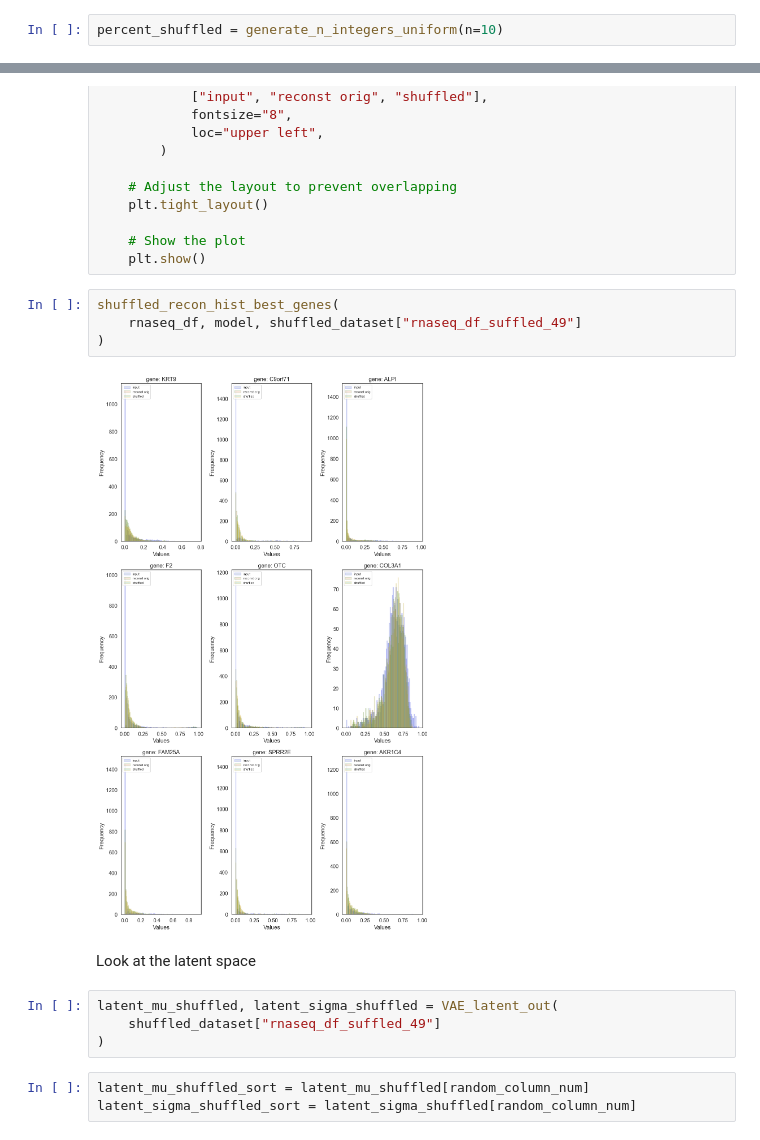
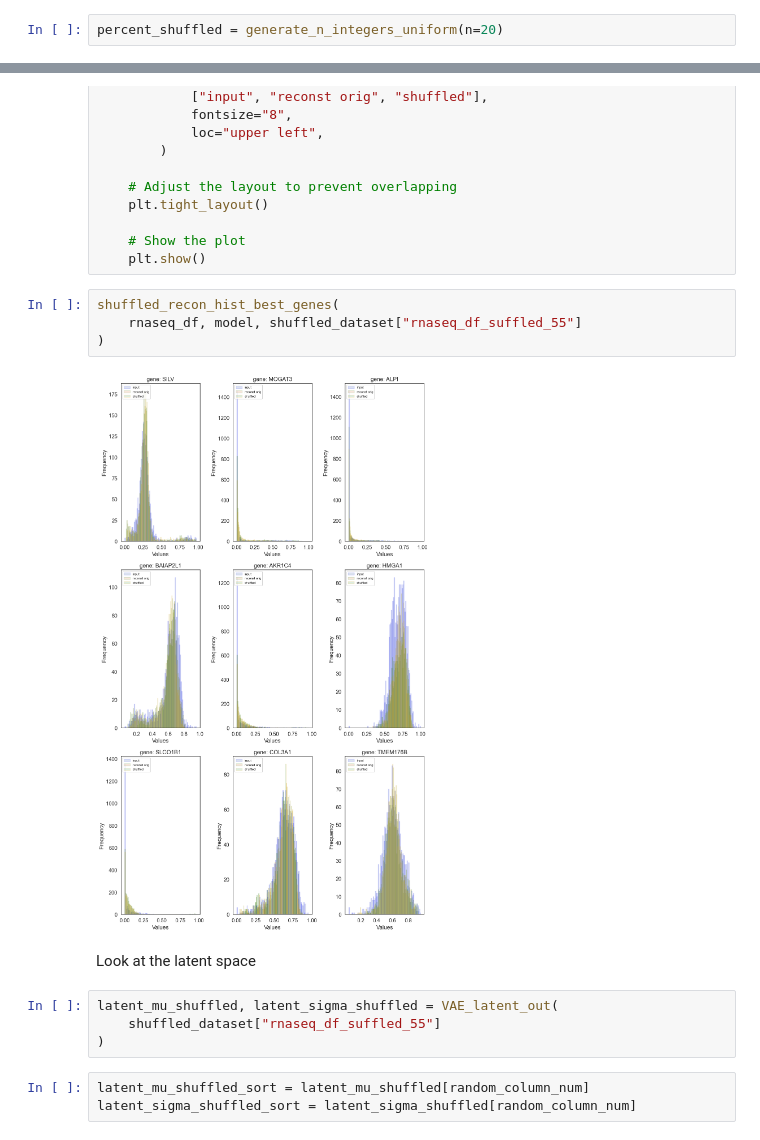
Before and after one commit to aschoudry/VAE_prject, a Jupyter notebook: notebooks/Reconstruction_losses.ipynb, the cells around one changed output, grey strips where cells are left out. Saved outputs shown, nothing was run; the diff lists cells and outputs as text.

```diff
--- a/notebooks/Reconstruction_losses.ipynb
+++ b/notebooks/Reconstruction_losses.ipynb
@@ -1630,7 +1630,7 @@ def generate_n_integers_uniform(n):
     random_integers = np.random.uniform(low=0, high=101, size=n).astype(int)
     return sorted(random_integers)
 # %%
-percent_shuffled = generate_n_integers_uniform(n=10)
+percent_shuffled = generate_n_integers_uniform(n=20)
 # %%
 shuffled_dataset = {
     "rnaseq_df_suffled_"
@@ -1700,15 +1700,15 @@ def shuffled_recon_hist_best_genes(df, model, df_noise):
     plt.show()
 # %%
 shuffled_recon_hist_best_genes(
-    rnaseq_df, model, shuffled_dataset["rnaseq_df_suffled_49"]
+    rnaseq_df, model, shuffled_dataset["rnaseq_df_suffled_55"]
 )
 # %% [output]
-[figure, old version]
+[figure, new version]
 # %% [markdown]
 Look at the latent space
 # %%
 latent_mu_shuffled, latent_sigma_shuffled = VAE_latent_out(
-    shuffled_dataset["rnaseq_df_suffled_49"]
+    shuffled_dataset["rnaseq_df_suffled_55"]
 )
 # %%
 latent_mu_shuffled_sort = latent_mu_shuffled[random_column_num]
```
Also changed, not shown: parts of 5 cells of this notebook.
